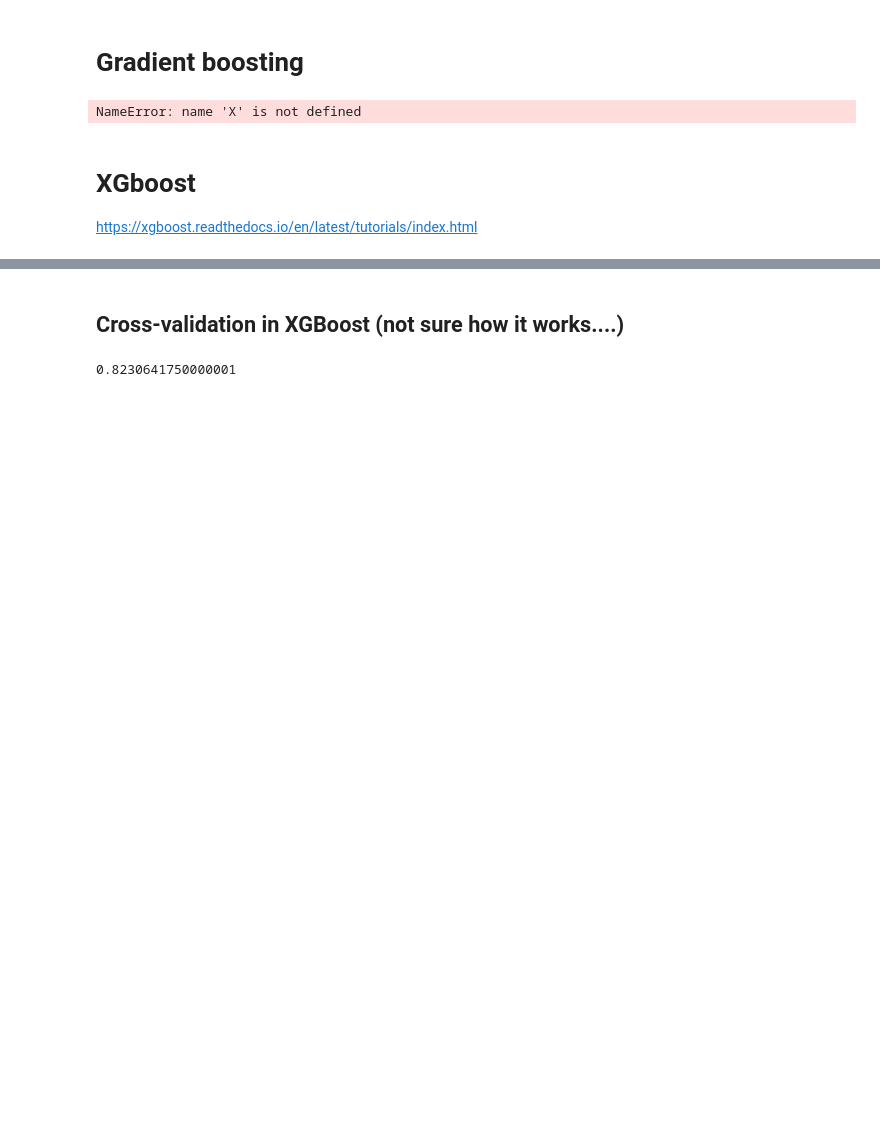
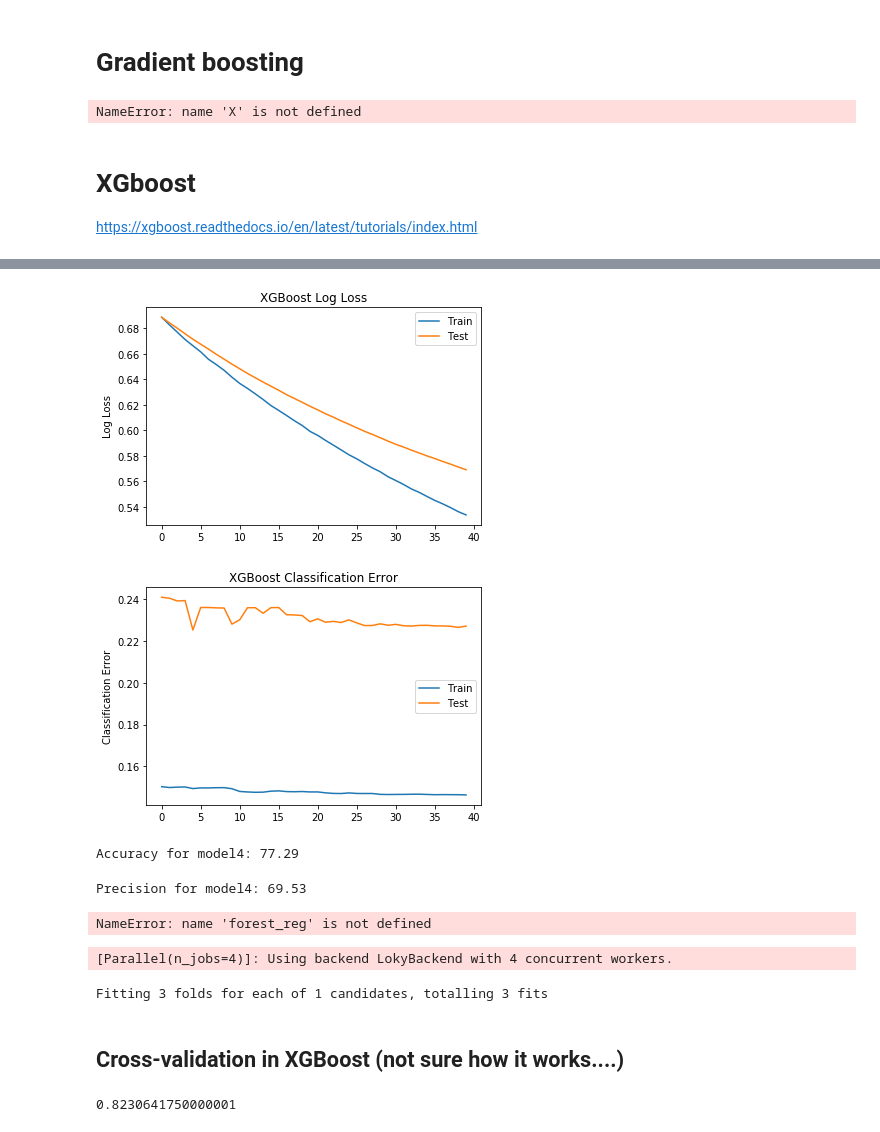
Before and after one commit to luwu29/IAA_profiles, a Jupyter notebook: ML_project.ipynb, the cells around one changed output, grey strips where cells are left out. Cells and saved outputs as stored; diff of their text form; code cells hidden in the pictures; blank space fills up the shorter version.

```diff
--- a/ML_project.ipynb
+++ b/ML_project.ipynb
@@ -320,0 +382,17 @@ Accuracy for model 3: 78.17
+# %%
+
+model4 = xgb.XGBClassifier(verbosity,
+                      scale_pos_weight=1,
+                      learning_rate=0.01,
+                      colsample_bytree = 0.4,
+                      subsample = 0.5,
+                      objective='binary:logistic',
+                      n_estimators=40, #get the number from above train_model3
+                      reg_alpha = 0.3,
+                      max_depth=4,
+                      gamma=10 #the larger the gamma the more conservative the model is)
+# %%
+train_model4=model4.fit(scaled_train, target1, eval_metric=["error", "logloss"], eval_set=eval_set, verbose=True)
+# model.fit(X_train, y_train, eval_metric=["error", "logloss"], eval_set=eval_set, verbose=True)
+
+results =model4.evals_result()
@@ -320,0 +417,54 @@ Accuracy for model 3: 78.17
+# %%
+# retrieve performance metrics
+epochs = len(results['validation_0']['error'])
+x_axis = range(0, epochs)
+# plot log loss
+fig, ax = pyplot.subplots()
+ax.plot(x_axis, results['validation_0']['logloss'], label='Train')
+ax.plot(x_axis, results['validation_1']['logloss'], label='Test')
+ax.legend()
+pyplot.ylabel('Log Loss')
+pyplot.title('XGBoost Log Loss')
+pyplot.show()
+# plot classification error
+fig, ax = pyplot.subplots()
+ax.plot(x_axis, results['validation_0']['error'], label='Train')
+ax.plot(x_axis, results['validation_1']['error'], label='Test')
+ax.legend()
+pyplot.ylabel('Classification Error')
+pyplot.title('XGBoost Classification Error')
+pyplot.show()
+# %% [output]
+[figure, added]
+[figure, added]
+# %%
+#accuracy
+pred4 = train_model4.predict(scaled_valid)
+print("Accuracy for model4: %.2f" % (accuracy_score(valid_target1, pred4) * 100))
+# %% [output]
+Accuracy for model4: 77.29
+# %%
+from sklearn.metrics import precision_score
+
+print("Precision for model4: %.2f" % (precision_score(valid_target1, pred4) * 100))
+# %% [output]
+Precision for model4: 69.53
+# %%
+from sklearn.model_selection import GridSearchCV
+
+param_test = {
+ 'max_depth':6
+ 'min_child_weight':11
+}
+gsearch = GridSearchCV(estimator = xgb.XGBClassifier( learning_rate=0.1, n_estimators=100, max_depth=5,
+ min_child_weight=2, gamma=0, subsample=0.8, colsample_bytree=0.8,
+ objective= 'binary:logistic', nthread=4, scale_pos_weight=1,seed=27),
+param_grid = param_test, scoring='precision',n_jobs=4,iid=False, cv=5)
+
+
+# grid_search = GridSearchCV(forest_reg, param_grid, cv=5,
+# scoring='neg_mean_squared_error')
+
+# gsearch.best_params_
+# %% [output]
+NameError: name 'forest_reg' is not defined
@@ -320,0 +491,5 @@ Accuracy for model 3: 78.17
+# %%
+random_search.fit(scaled_train, target1)
+# %% [output]
+[Parallel(n_jobs=4)]: Using backend LokyBackend with 4 concurrent workers.
+Fitting 3 folds for each of 1 candidates, totalling 3 fits
```
Also changed, not shown: parts of 15 cells of this notebook.
